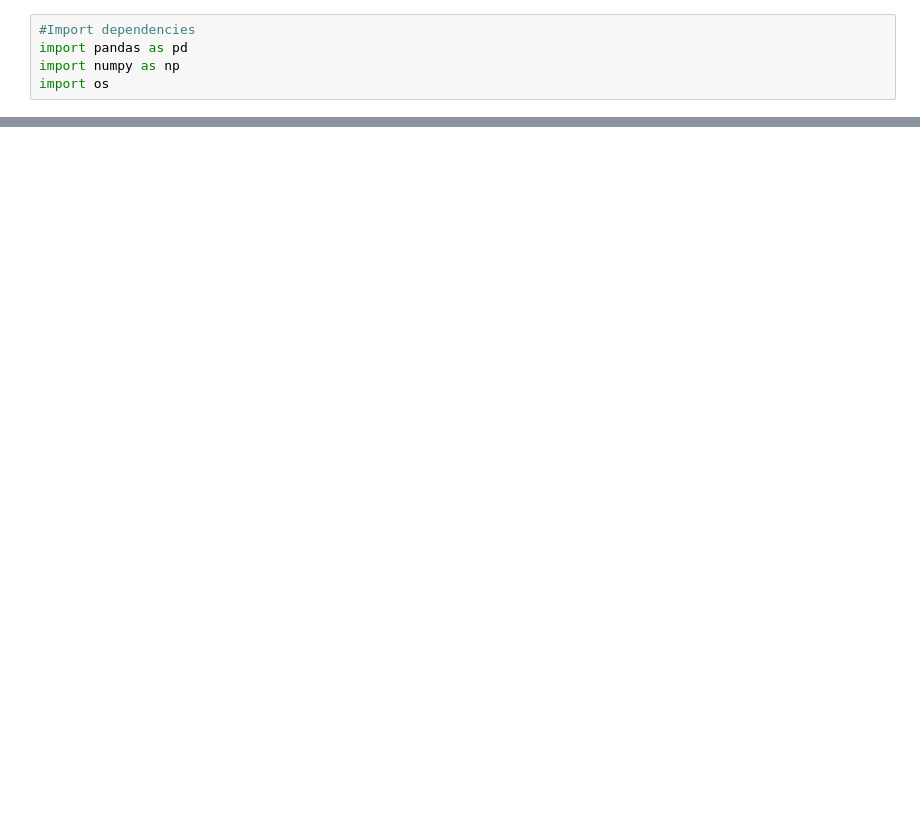
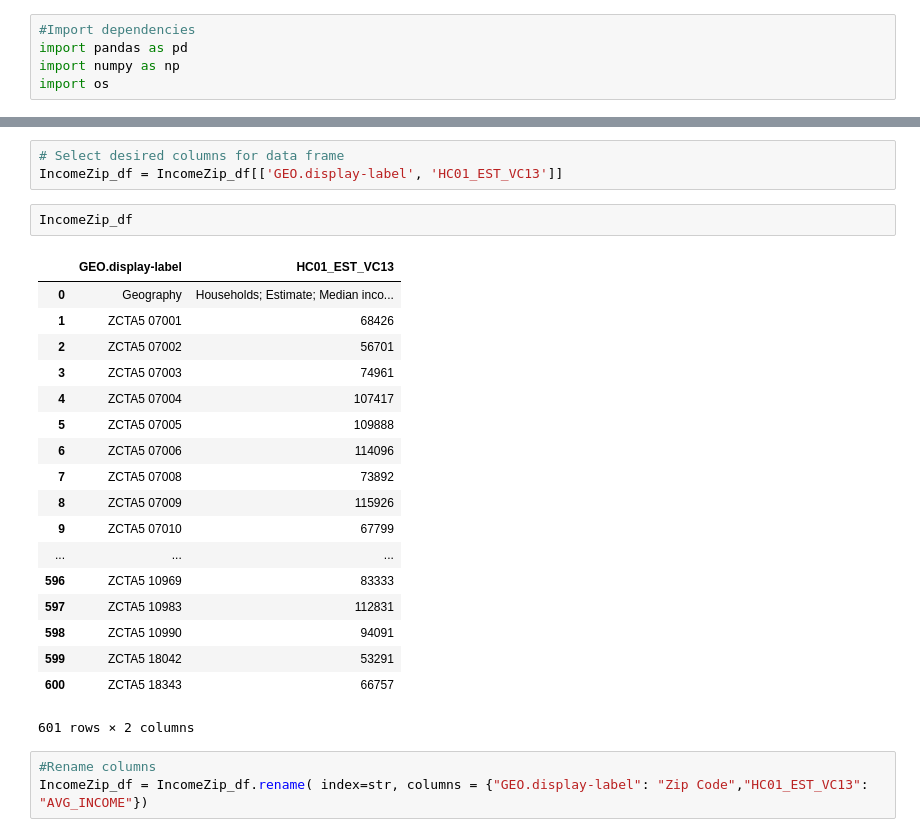
Before and after one commit to gretelup/dataviz_2, a Jupyter notebook: Income_by_Zipcode.ipynb, the cells around one changed output, grey strips where cells are left out. Drawn from its saved outputs; the diff is of its cells as text; blank space fills up the shorter version.

```diff
--- a/Income_by_Zipcode.ipynb
+++ b/Income_by_Zipcode.ipynb
@@ -88,0 +30,27 @@ ValueError: You are trying to merge on int64 and object columns. If you wish to
+# %%
+# Select desired columns for data frame
+IncomeZip_df = IncomeZip_df[['GEO.display-label', 'HC01_EST_VC13']]
+# %%
+IncomeZip_df
+# %% [output]
+|  | GEO.display-label | HC01_EST_VC13 |
+| 0 | Geography | Households; Estimate; Median inco... |
+| 1 | ZCTA5 07001 | 68426 |
+| 2 | ZCTA5 07002 | 56701 |
+| 3 | ZCTA5 07003 | 74961 |
+| 4 | ZCTA5 07004 | 107417 |
+| 5 | ZCTA5 07005 | 109888 |
+| 6 | ZCTA5 07006 | 114096 |
+| 7 | ZCTA5 07008 | 73892 |
+| 8 | ZCTA5 07009 | 115926 |
+| 9 | ZCTA5 07010 | 67799 |
+| ... | ... | ... |
+| 596 | ZCTA5 10969 | 83333 |
+| 597 | ZCTA5 10983 | 112831 |
+| 598 | ZCTA5 10990 | 94091 |
+| 599 | ZCTA5 18042 | 53291 |
+| 600 | ZCTA5 18343 | 66757 |
+601 rows × 2 columns
+# %%
+#Rename columns
+IncomeZip_df = IncomeZip_df.rename( index=str, columns = {"GEO.display-label": "Zip Code","HC01_EST_VC13": "AVG_INCOME"})
```
Also changed, not shown: parts of 28 cells of this notebook.
